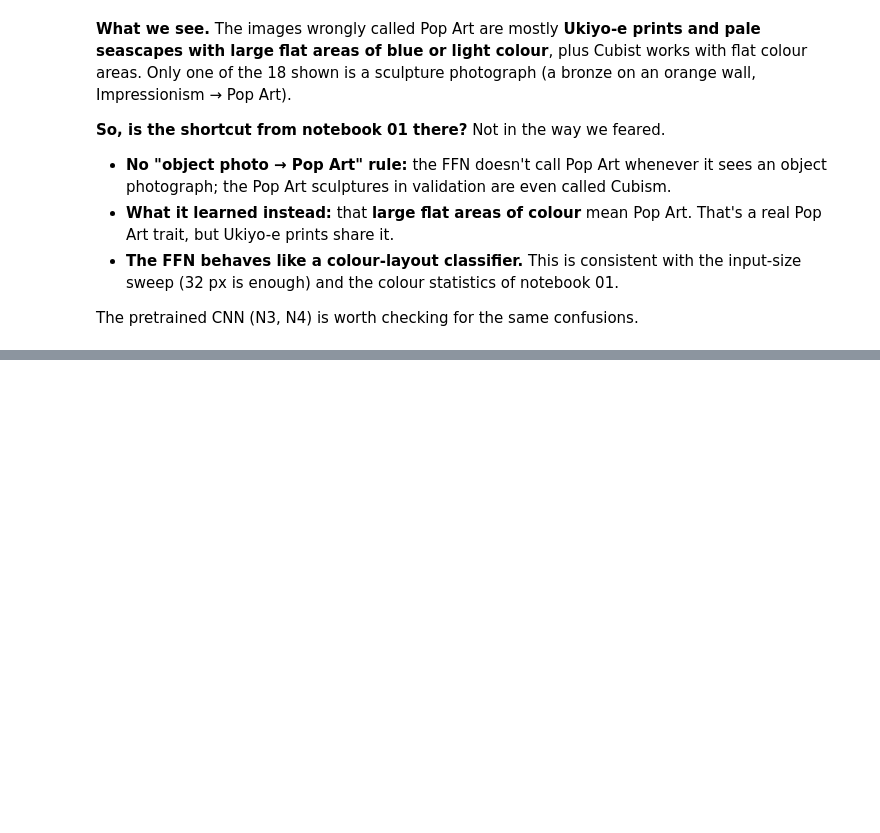
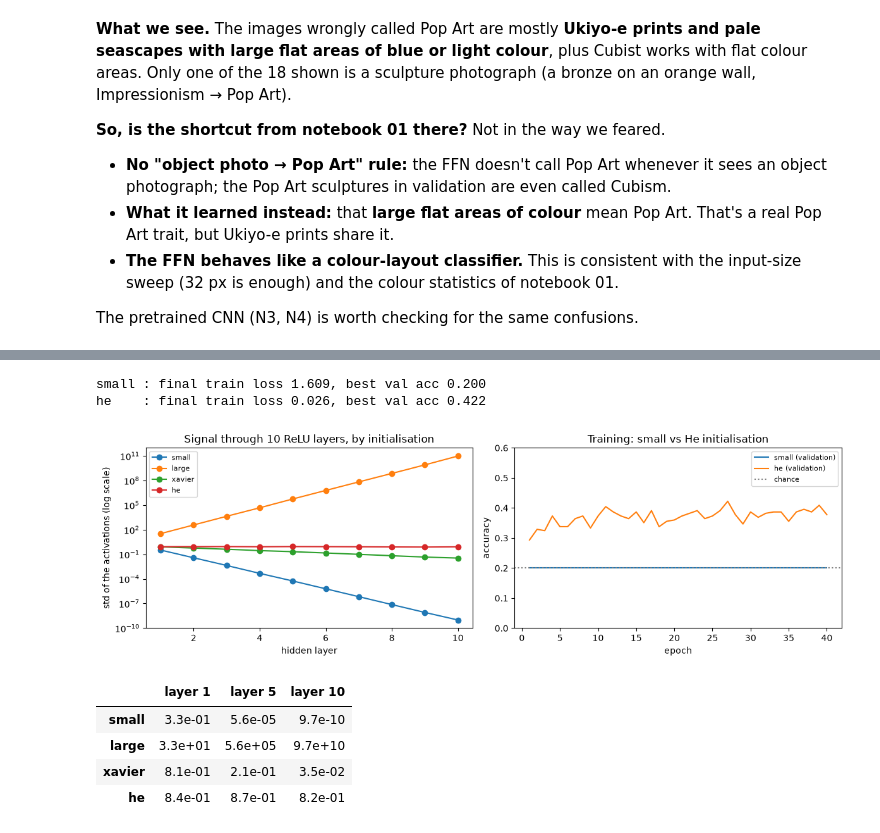
Before and after one commit to anthonyrascle43-stack/Neural-Network-Project, a Jupyter notebook: notebooks/03_diagnosis.ipynb, the cells around one changed output, grey strips where cells are left out. Cells and saved outputs as stored; diff of their text form; code cells hidden in the pictures; blank space fills up the shorter version.

```diff
--- a/notebooks/03_diagnosis.ipynb
+++ b/notebooks/03_diagnosis.ipynb
@@ -660,0 +750,40 @@ The pretrained CNN (N3, N4) is worth checking for the same confusions.
+# %%
+x_fixed = torch.cat([x for x, _ in DataLoader(clean_train[SIZE].dataset, batch_size=500)][:2])
+stds = {}
+for kind in ["small", "large", "xavier", "he"]:
+    torch.manual_seed(0)
+    stds[kind] = activation_stds(init_weights(make_mlp(10, nn.ReLU, width=256), kind), x_fixed)
+init_histories = {}
+for kind in ["small", "he"]:
+    torch.manual_seed(0)
+    deep = init_weights(make_mlp(10, nn.ReLU, width=256), kind)
+    train_dl, val_dl, _, _ = get_loaders(img_size=SIZE, batch_size=BATCH_SIZE, seed=0)
+    init_histories[kind] = fit(deep, train_dl, val_dl, loss_fn, torch.optim.Adam(deep.parameters(), lr=LR),
+                               EPOCHS_DEEP, device, verbose=False)
+    h = init_histories[kind]
+    print(f"{kind:6s}: final train loss {h['train_loss'][-1]:.3f}, best val acc {max(h['val_acc']):.3f}")
+
+fig, axes = plt.subplots(1, 2, figsize=(12, 3.8))
+for kind, values in stds.items():
+    axes[0].plot(range(1, 11), values, marker="o", label=kind)
+axes[0].set(yscale="log", xlabel="hidden layer", ylabel="std of the activations (log scale)",
+            title="Signal through 10 ReLU layers, by initialisation")
+axes[0].legend(fontsize=8)
+for kind, h in init_histories.items():
+    axes[1].plot(range(1, len(h["val_acc"]) + 1), h["val_acc"], label=f"{kind} (validation)")
+axes[1].axhline(0.2, color="grey", ls=":", label="chance")
+axes[1].set(xlabel="epoch", ylabel="accuracy", ylim=(0, 0.6), title="Training: small vs He initialisation")
+axes[1].legend(fontsize=8)
+fig.tight_layout()
+fig.savefig(FIG_DIR / "03_init_health.png", dpi=150, bbox_inches="tight")
+plt.show()
+pd.DataFrame(stds, index=[f"layer {i}" for i in range(1, 11)]).T[["layer 1", "layer 5", "layer 10"]].map("{:.1e}".format)
+# %% [output]
+small : final train loss 1.609, best val acc 0.200
+he    : final train loss 0.026, best val acc 0.422
+[figure, added]
+|  | layer 1 | layer 5 | layer 10 |
+| small | 3.3e-01 | 5.6e-05 | 9.7e-10 |
+| large | 3.3e+01 | 5.6e+05 | 9.7e+10 |
+| xavier | 8.1e-01 | 2.1e-01 | 3.5e-02 |
+| he | 8.4e-01 | 8.7e-01 | 8.2e-01 |
```
Also changed, not shown: parts of 12 cells of this notebook, 4 other files.
